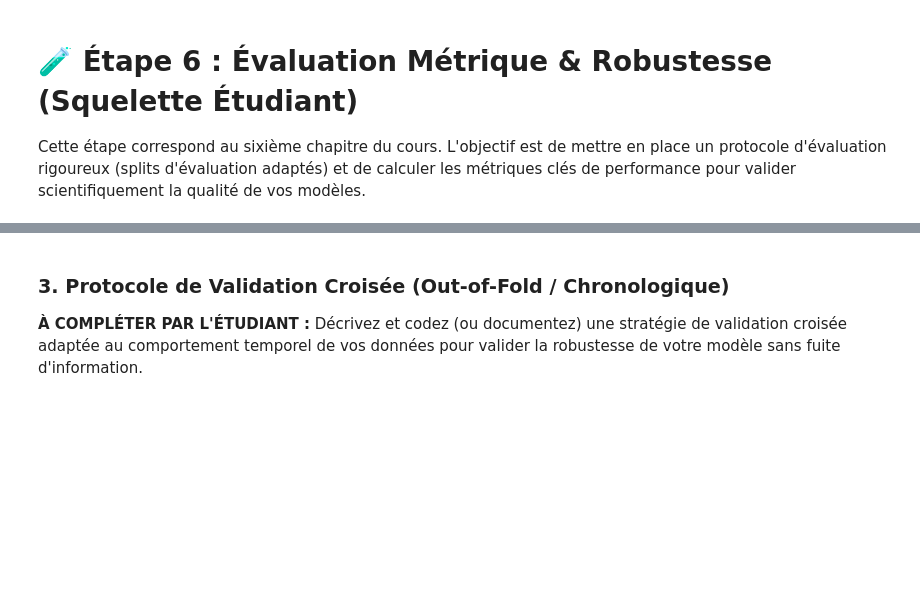
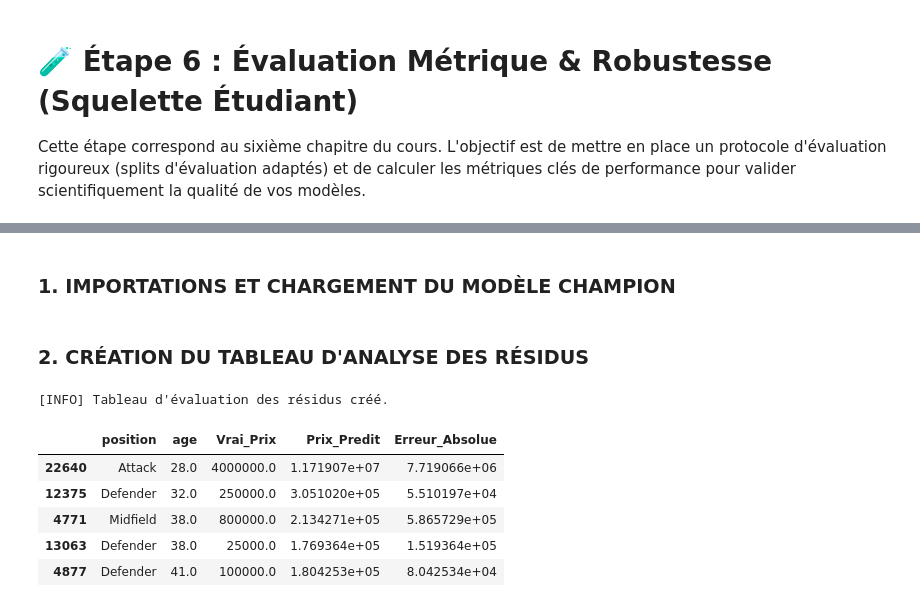
Before and after one commit to HamzaMF7/aptispace-datascience-projet, a Jupyter notebook: notebooks/06_evaluation.ipynb, the cells around one changed output, grey strips where cells are left out. Cells and saved outputs as stored; diff of their text form; code cells hidden in the pictures; blank space fills up the shorter version.

```diff
--- a/notebooks/06_evaluation.ipynb
+++ b/notebooks/06_evaluation.ipynb
@@ -55,5 +25,0 @@ print(f"Test R²   : {r2:.3f}")
-# %% [markdown]
-### 3. Protocole de Validation Croisée (Out-of-Fold / Chronologique)
-
-**À COMPLÉTER PAR L'ÉTUDIANT :**
-Décrivez et codez (ou documentez) une stratégie de validation croisée adaptée au comportement temporel de vos données pour valider la robustesse de votre modèle sans fuite d'information.
@@ -62,0 +26,51 @@ print("Protocole de validation documenté avec succès !")
+# %% [markdown]
+### 1. IMPORTATIONS ET CHARGEMENT DU MODÈLE CHAMPION
+# %%
+import os
+import sys
+import pandas as pd
+import numpy as np
+import matplotlib.pyplot as plt
+import seaborn as sns
+
+sys.path.append(os.path.abspath(os.path.join('..')))
+import src.train_models as tm
+
+# 1. Rechargement des données et ré-entraînement rapide du champion XGBoost
+df_final = pd.read_csv("../data/processed/football_final_features.csv")
+X_train, X_test, y_train, y_test, num_cols, cat_cols = tm.prepare_data(df_final)
+
+from xgboost import XGBRegressor
+from sklearn.pipeline import Pipeline
+
+preprocessor = tm.build_preprocessing_pipeline(num_cols, cat_cols)
+xgb_champion = Pipeline(steps=[
+    ('preprocessor', preprocessor),
+    ('regressor', XGBRegressor(n_estimators=150, max_depth=6, learning_rate=0.1, random_state=42, n_jobs=-1))
+])
+xgb_champion.fit(X_train, y_train)
+
+# 2. Prédictions (en échelle Log et échelle Réelle)
+y_pred_log = xgb_champion.predict(X_test)
+y_test_real = np.expm1(y_test)
+y_pred_real = np.expm1(y_pred_log)
+# %% [markdown]
+### 2. CRÉATION DU TABLEAU D'ANALYSE DES RÉSIDUS
+# %%
+# On reconstruit un DataFrame de test pour analyser les erreurs par catégorie
+df_eval = X_test.copy()
+df_eval['Vrai_Prix'] = y_test_real
+df_eval['Prix_Predit'] = y_pred_real
+df_eval['Erreur_Absolue'] = np.abs(df_eval['Vrai_Prix'] - df_eval['Prix_Predit'])
+df_eval['Erreur_Signee'] = df_eval['Prix_Predit'] - df_eval['Vrai_Prix'] # >0 = Surévaluation, <0 = Sous-évaluation
+
+print("[INFO] Tableau d'évaluation des résidus créé.")
+df_eval[['position', 'age', 'Vrai_Prix', 'Prix_Predit', 'Erreur_Absolue']].head()
+# %% [output]
+[INFO] Tableau d'évaluation des résidus créé.
+|  | position | age | Vrai_Prix | Prix_Predit | Erreur_Absolue |
+| 22640 | Attack | 28.0 | 4000000.0 | 1.171907e+07 | 7.719066e+06 |
+| 12375 | Defender | 32.0 | 250000.0 | 3.051020e+05 | 5.510197e+04 |
+| 4771 | Midfield | 38.0 | 800000.0 | 2.134271e+05 | 5.865729e+05 |
+| 13063 | Defender | 38.0 | 25000.0 | 1.769364e+05 | 1.519364e+05 |
+| 4877 | Defender | 41.0 | 100000.0 | 1.804253e+05 | 8.042534e+04 |
```
Also changed, not shown: parts of 10 cells of this notebook, 9 other files.
